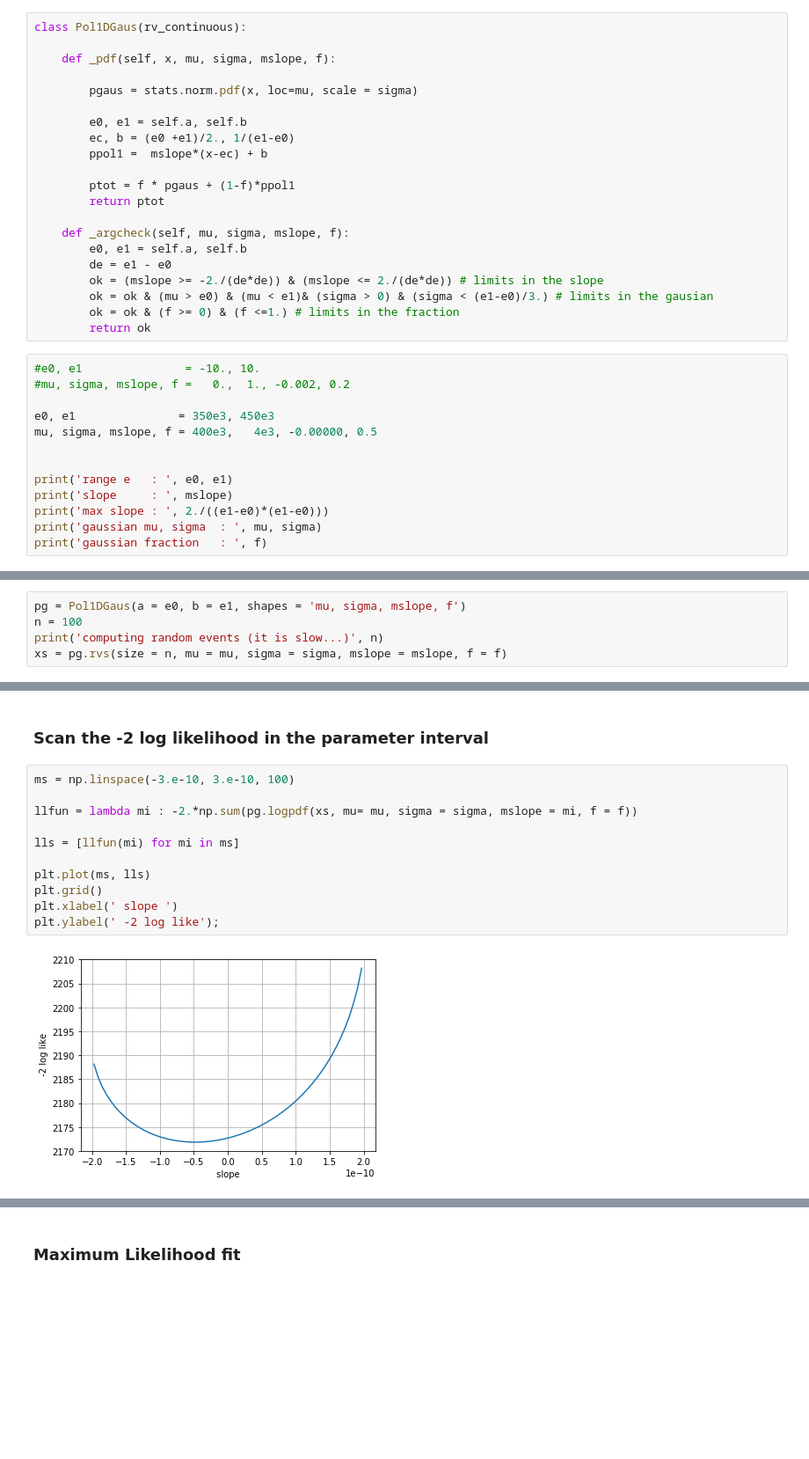
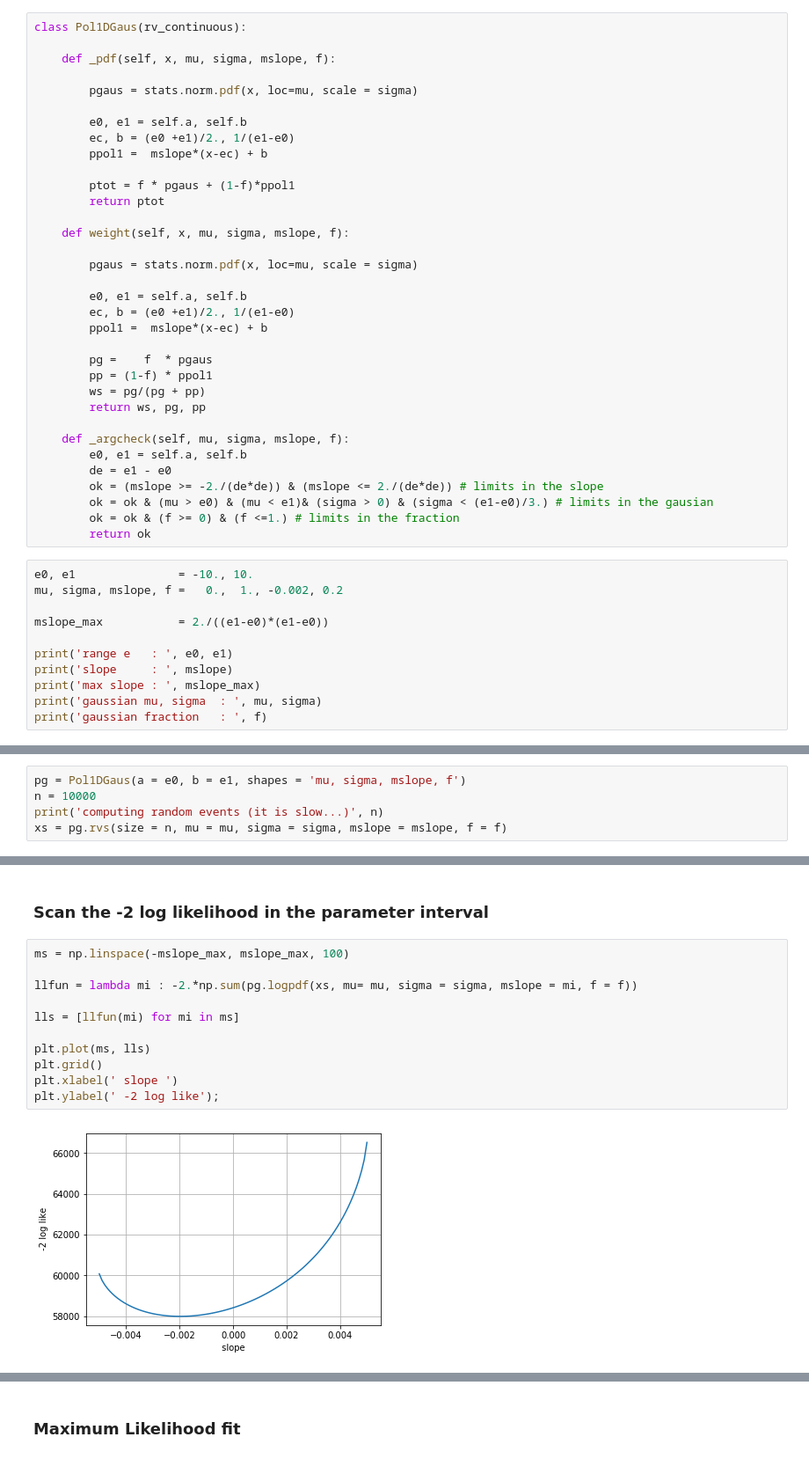
Before and after one commit to jahernando/ICAROSNB, a Jupyter notebook: JAH/csth/dev/ExtMaxLikelihood.ipynb, the cells around one changed output, grey strips where cells are left out. Shown at 88% size. Saved outputs shown, nothing was run; the diff lists cells and outputs as text; blank space fills up the shorter version.

```diff
--- a/JAH/csth/dev/ExtMaxLikelihood.ipynb
+++ b/JAH/csth/dev/ExtMaxLikelihood.ipynb
@@ -134,6 +134,19 @@ class Pol1DGaus(rv_continuous):
         ptot = f * pgaus + (1-f)*ppol1
         return ptot
 
+    def weight(self, x, mu, sigma, mslope, f):
+
+        pgaus = stats.norm.pdf(x, loc=mu, scale = sigma)
+
+        e0, e1 = self.a, self.b
+        ec, b = (e0 +e1)/2., 1/(e1-e0)
+        ppol1 =  mslope*(x-ec) + b
+
+        pg =    f  * pgaus
+        pp = (1-f) * ppol1
+        ws = pg/(pg + pp)
+        return ws, pg, pp
+
     def _argcheck(self, mu, sigma, mslope, f):
         e0, e1 = self.a, self.b
         de = e1 - e0
@@ -142,16 +155,14 @@ class Pol1DGaus(rv_continuous):
         ok = ok & (f >= 0) & (f <=1.) # limits in the fraction
         return ok
 # %%
-#e0, e1               = -10., 10.
-#mu, sigma, mslope, f =   0.,  1., -0.002, 0.2
+e0, e1               = -10., 10.
+mu, sigma, mslope, f =   0.,  1., -0.002, 0.2
 
-e0, e1               = 350e3, 450e3
-mu, sigma, mslope, f = 400e3,   4e3, -0.00000, 0.5
-
+mslope_max           = 2./((e1-e0)*(e1-e0))
 
 print('range e   : ', e0, e1)
 print('slope     : ', mslope)
-print('max slope : ', 2./((e1-e0)*(e1-e0)))
+print('max slope : ', mslope_max)
 print('gaussian mu, sigma  : ', mu, sigma)
 print('gaussian fraction   : ', f)
 # %% [output]
@@ -164,7 +175,7 @@ gaussian fraction   :  0.5
 ### generate n-randon events
 # %%
 pg = Pol1DGaus(a = e0, b = e1, shapes = 'mu, sigma, mslope, f')
-n = 100
+n = 10000
 print('computing random events (it is slow...)', n)
 xs = pg.rvs(size = n, mu = mu, sigma = sigma, mslope = mslope, f = f)
 # %% [output]
@@ -183,18 +194,18 @@ print('-2 log like : ', llval)
 # %% [markdown]
 ### Scan the -2 log likelihood in the parameter interval
 # %%
-ms = np.linspace(-3.e-10, 3.e-10, 100)
+ms = np.linspace(-mslope_max, mslope_max, 100)
 
 llfun = lambda mi : -2.*np.sum(pg.logpdf(xs, mu= mu, sigma = sigma, mslope = mi, f = f))
 
 lls = [llfun(mi) for mi in ms]
 
 plt.plot(ms, lls)
 plt.grid()
 plt.xlabel(' slope ')
 plt.ylabel(' -2 log like');
 # %% [output]
-[figure, old version]
+[figure, new version]
 # %%
 fs = np.linspace(0., 0.8, 100)
 
```
Also changed, not shown: parts of 22 cells of this notebook, 4 other files.
